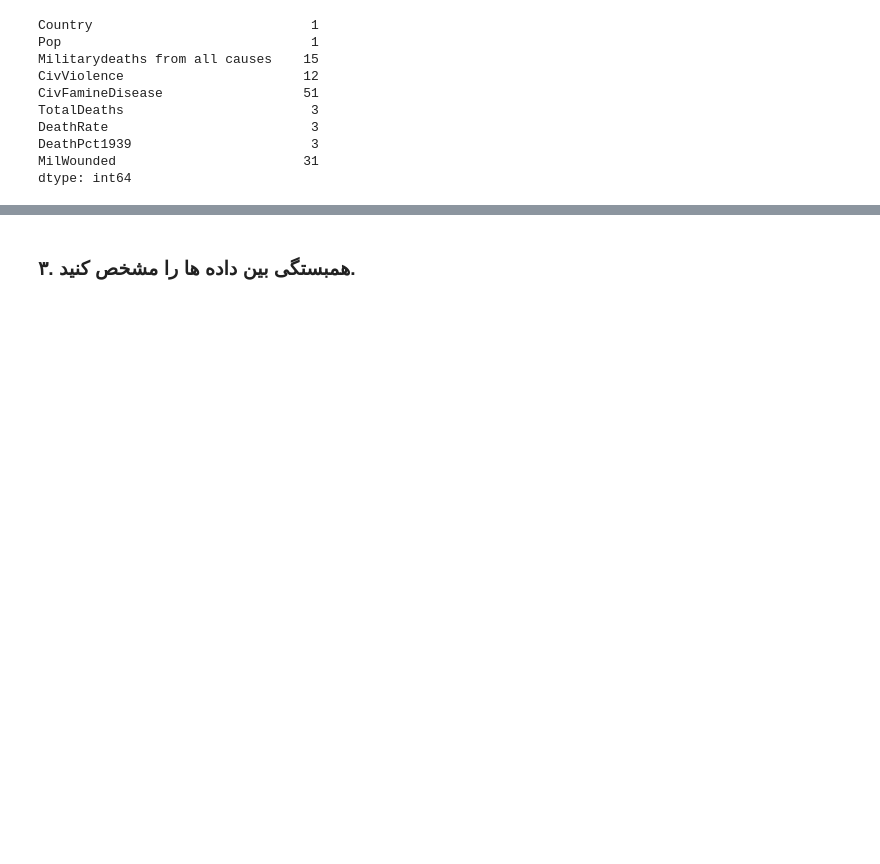
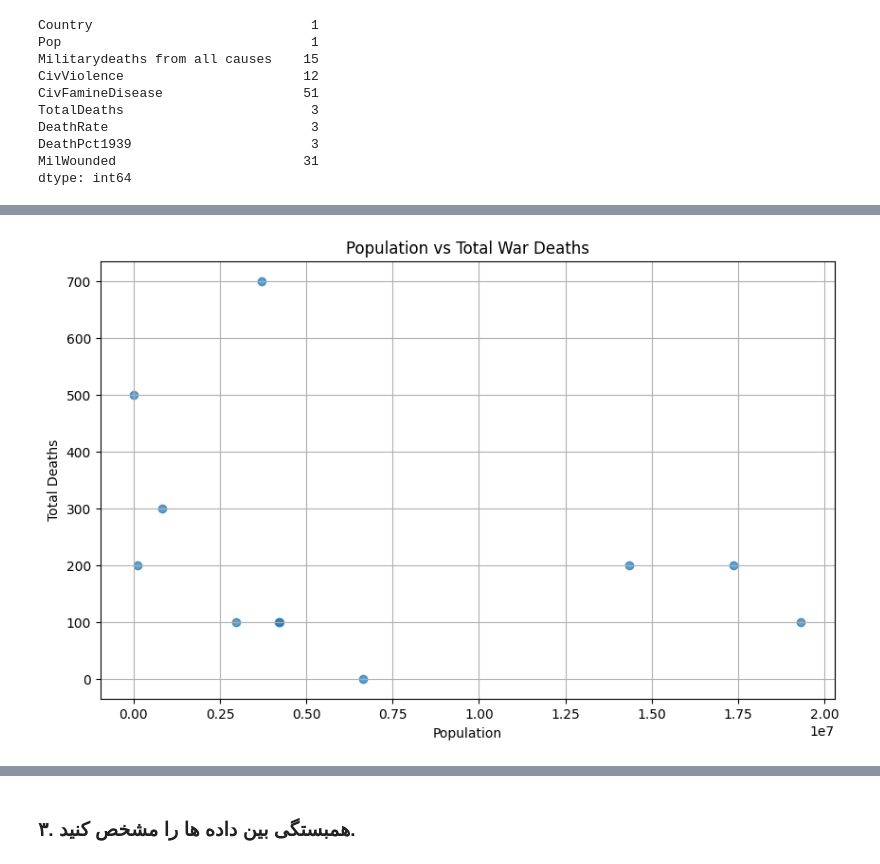
Before and after one commit to pydevcasts/Prostate_BCR, a Jupyter notebook: Pandas/Project_2/main.ipynb, the cells around one changed output, grey strips where cells are left out. Saved outputs shown, nothing was run; the diff lists cells and outputs as text; code cells hidden in the pictures; blank space fills up the shorter version.

```diff
--- a/Pandas/Project_2/main.ipynb
+++ b/Pandas/Project_2/main.ipynb
@@ -102,0 +145,10 @@ dtype: int64
+# %%
+plt.figure(figsize=(10, 6))
+plt.scatter(df['Pop'], df['TotalDeaths'], alpha=0.7)
+plt.xlabel('Population')
+plt.ylabel('Total Deaths')
+plt.title('Population vs Total War Deaths')
+plt.grid(True)
+plt.show()
+# %% [output]
+[figure, added]
```
Also changed, not shown: parts of 12 cells of this notebook, 49 other files.
